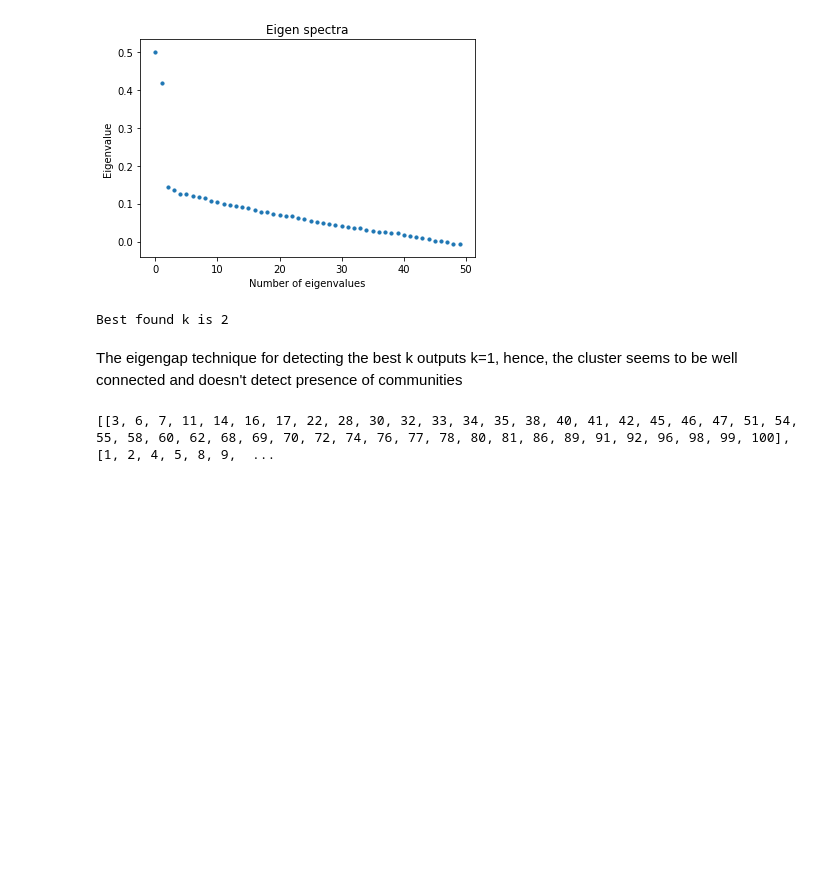
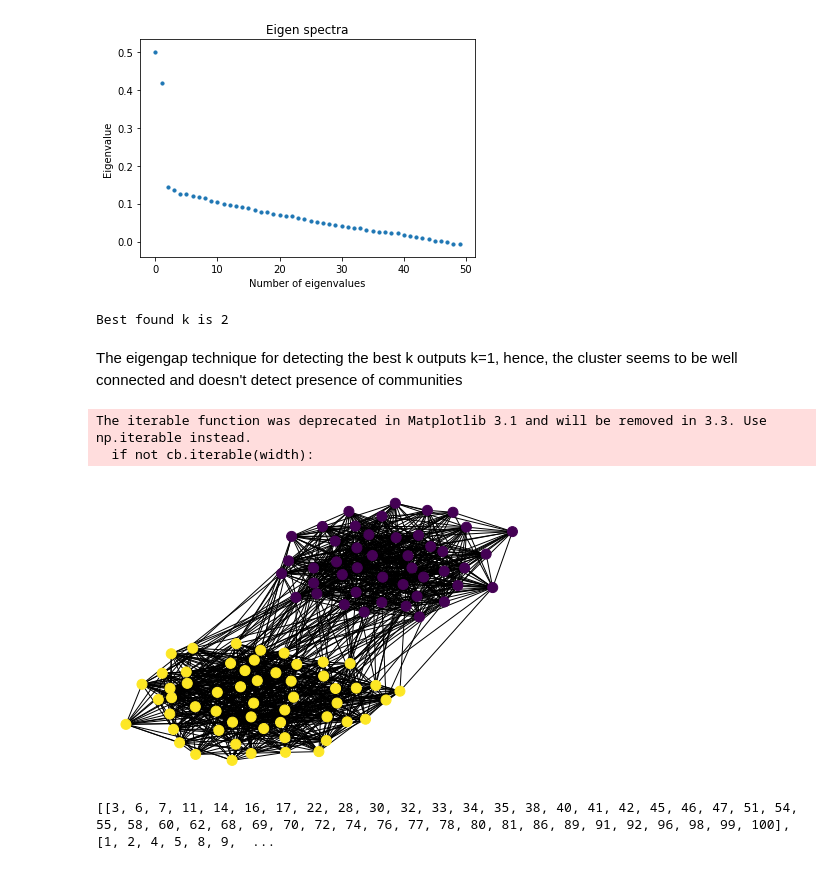
Before and after one commit to danmontesi/DataMining-KTH, a Jupyter notebook: Lab-4-GraphSpectra/GraphSpectra.ipynb, the cells around one changed output. Saved outputs shown, nothing was run; the diff lists cells and outputs as text; code cells hidden in the pictures; blank space fills up the shorter version.

```diff
--- a/Lab-4-GraphSpectra/GraphSpectra.ipynb
+++ b/Lab-4-GraphSpectra/GraphSpectra.ipynb
@@ -342,4 +341,14 @@ Biggest 10 eigenvalues are [0.49999999999999983, 0.4172142392533193, 0.144669956
 Best found k is 2
 # %% [markdown]
 The eigengap technique for detecting the best k outputs k=1, hence, the cluster seems to be well connected and doesn't detect presence of communities
+# %%
+n_clusters = k
+kmeans = KMeans(n_clusters=n_clusters , random_state=0).fit(Y)
+nodes_with_clusters = kmeans.predict(Y)
+
+nx.draw(graph_reader.nx_graph, node_size = graph_reader.node_size, node_color = kmeans.labels_, with_lables = True)
+# %% [output]
+The iterable function was deprecated in Matplotlib 3.1 and will be removed in 3.3. Use np.iterable instead.
+  if not cb.iterable(width):
+[figure, added]
 # %%
```
Also changed, not shown: parts of 3 cells of this notebook.
